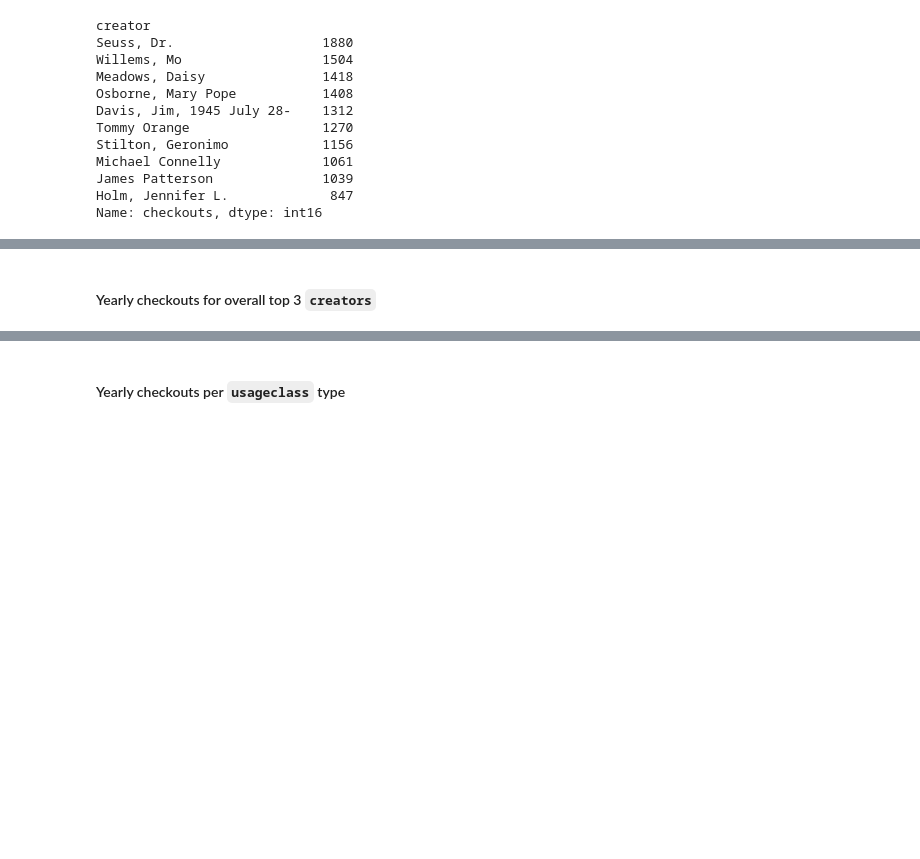
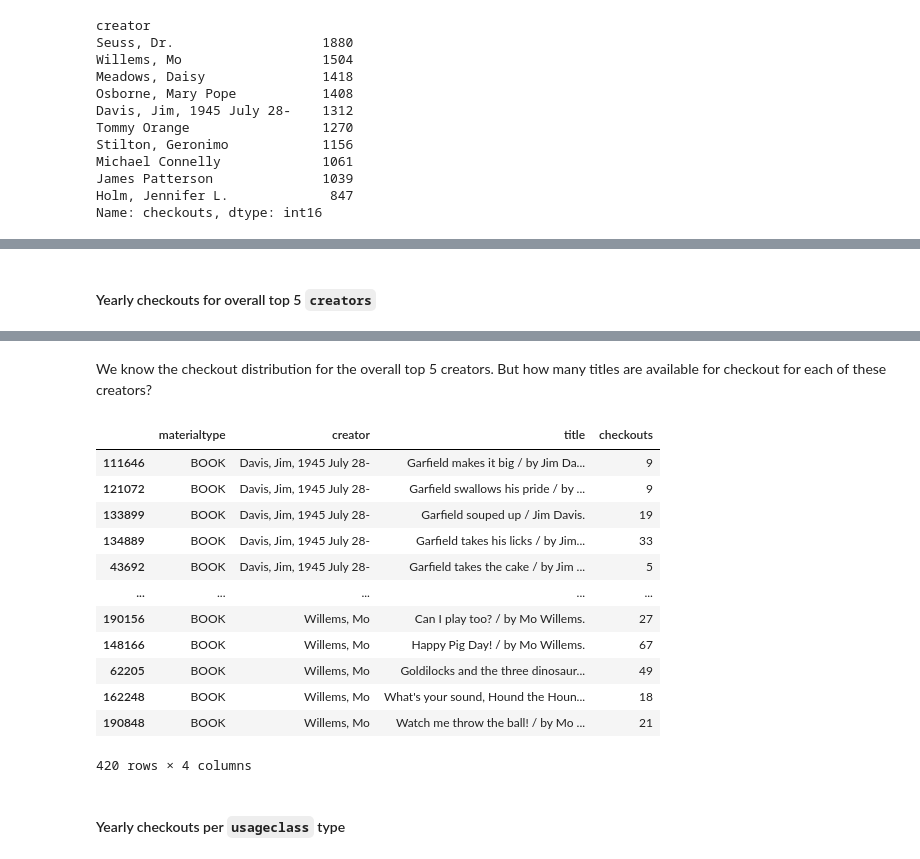
Before and after one commit to th-schmidt/2023-2024_Data_Librarian_Thomas_Schmidt, a Jupyter notebook: Analyse_Seattle_Library_Aufgabe.ipynb, the cells around one changed output, grey strips where cells are left out. Cells and saved outputs as stored; diff of their text form; code cells hidden in the pictures; blank space fills up the shorter version.

```diff
--- a/Analyse_Seattle_Library_Aufgabe.ipynb
+++ b/Analyse_Seattle_Library_Aufgabe.ipynb
@@ -424,7 +468,7 @@ plt.show()
 # %% [output]
 [drawing not drawn]
 # %% [markdown]
-#### Yearly checkouts for overall top 3 `creators`
+#### Yearly checkouts for overall top 5 `creators`
 # %%
 seuss_data = checkout_df[checkout_df['creator'] == 'Seuss, Dr.'].groupby('checkoutyear')['checkouts'].sum()
 willems_data = checkout_df[checkout_df['creator'] == 'Willems, Mo'].groupby('checkoutyear')['checkouts'].sum()
@@ -441,6 +497,26 @@ plt.legend()
 plt.show()
 # %% [output]
 [drawing not drawn]
+# %% [markdown]
+We know the checkout distribution for the overall top 5 creators. But how many titles are available for checkout for each of these creators?
+# %%
+top5_creators = list(checkout_df.groupby('creator')['checkouts'].sum().sort_values(ascending=False)[:5].index)
+
+checkout_df[checkout_df['creator'].isin(top5_creators)][['materialtype', 'creator', 'title', 'checkouts']].sort_values(by='creator')
+# %% [output]
+|  | materialtype | creator | title | checkouts |
+| 111646 | BOOK | Davis, Jim, 1945 July 28- | Garfield makes it big / by Jim Da... | 9 |
+| 121072 | BOOK | Davis, Jim, 1945 July 28- | Garfield swallows his pride / by ... | 9 |
+| 133899 | BOOK | Davis, Jim, 1945 July 28- | Garfield souped up / Jim Davis. | 19 |
+| 134889 | BOOK | Davis, Jim, 1945 July 28- | Garfield takes his licks / by Jim... | 33 |
+| 43692 | BOOK | Davis, Jim, 1945 July 28- | Garfield takes the cake / by Jim ... | 5 |
+| ... | ... | ... | ... | ... |
+| 190156 | BOOK | Willems, Mo | Can I play too? / by Mo Willems. | 27 |
+| 148166 | BOOK | Willems, Mo | Happy Pig Day! / by Mo Willems. | 67 |
+| 62205 | BOOK | Willems, Mo | Goldilocks and the three dinosaur... | 49 |
+| 162248 | BOOK | Willems, Mo | What's your sound, Hound the Houn... | 18 |
+| 190848 | BOOK | Willems, Mo | Watch me throw the ball! / by Mo ... | 21 |
+420 rows × 4 columns
 # %% [markdown]
 #### Yearly checkouts per `usageclass` type
 # %%
```
Also changed, not shown: parts of 22 cells of this notebook.
